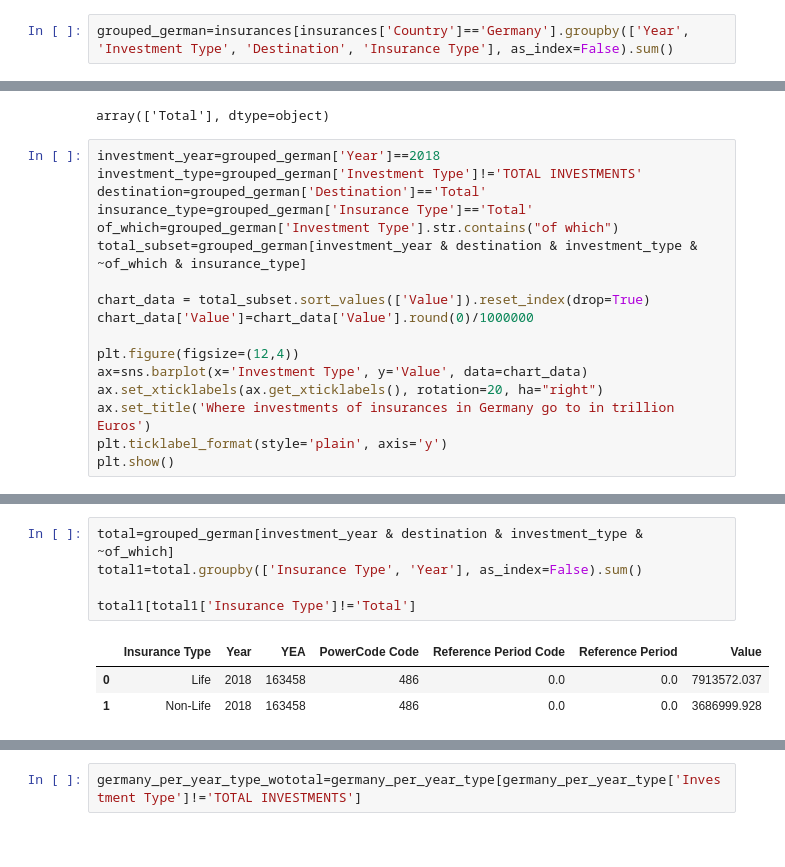
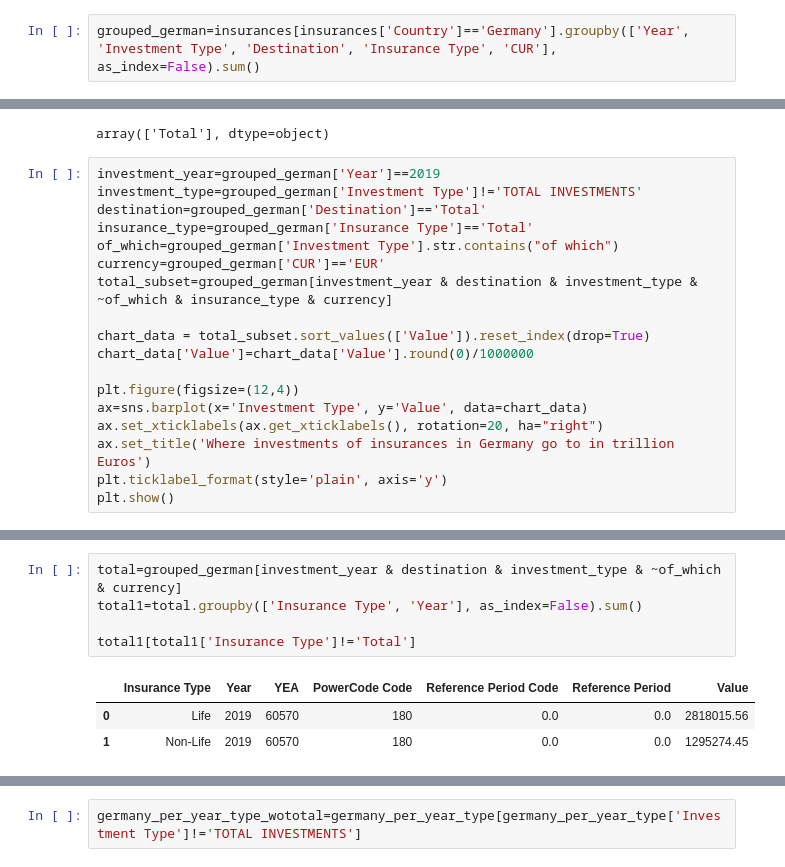
Before and after one commit to looreen/insurances, a Jupyter notebook: insurances.ipynb, the cells around one changed output, grey strips where cells are left out. Cells and saved outputs as stored; diff of their text form.

```diff
--- a/insurances.ipynb
+++ b/insurances.ipynb
@@ -163,5 +362,5 @@ array(['Australia', 'Austria', 'Denmark', 'Finland', 'Germany', 'Greece',
 # %%
-grouped_german=insurances[insurances['Country']=='Germany'].groupby(['Year', 'Investment Type', 'Destination', 'Insurance Type'], as_index=False).sum()
+grouped_german=insurances[insurances['Country']=='Germany'].groupby(['Year', 'Investment Type', 'Destination', 'Insurance Type', 'CUR'], as_index=False).sum()
 # %%
 grouped_german.head()
 # %% [output]
@@ -178,12 +377,13 @@ grouped_german['Destination'].unique()
 # %% [output]
 array(['Total'], dtype=object)
 # %%
-investment_year=grouped_german['Year']==2018
+investment_year=grouped_german['Year']==2019
 investment_type=grouped_german['Investment Type']!='TOTAL INVESTMENTS'
 destination=grouped_german['Destination']=='Total'
 insurance_type=grouped_german['Insurance Type']=='Total'
 of_which=grouped_german['Investment Type'].str.contains("of which")
-total_subset=grouped_german[investment_year & destination & investment_type & ~of_which & insurance_type]
+currency=grouped_german['CUR']=='EUR'
+total_subset=grouped_german[investment_year & destination & investment_type & ~of_which & insurance_type & currency]
 
 chart_data = total_subset.sort_values(['Value']).reset_index(drop=True)
 chart_data['Value']=chart_data['Value'].round(0)/1000000
@@ -203,14 +403,14 @@ The majority of assets held by German insurances in 2018 were bills and bonds as
 
 Different than for other countries, no distinction between foreign and domestic investments is available.
 # %%
-total=grouped_german[investment_year & destination & investment_type & ~of_which]
+total=grouped_german[investment_year & destination & investment_type & ~of_which & currency]
 total1=total.groupby(['Insurance Type', 'Year'], as_index=False).sum()
 
 total1[total1['Insurance Type']!='Total']
 # %% [output]
 |  | Insurance Type | Year | YEA | PowerCode Code | Reference Period Code | Reference Period | Value |
-| 0 | Life | 2018 | 163458 | 486 | 0.0 | 0.0 | 7913572.037 |
-| 1 | Non-Life | 2018 | 163458 | 486 | 0.0 | 0.0 | 3686999.928 |
+| 0 | Life | 2019 | 60570 | 180 | 0.0 | 0.0 | 2818015.56 |
+| 1 | Non-Life | 2019 | 60570 | 180 | 0.0 | 0.0 | 1295274.45 |
 # %%
 total2=total.groupby(['Insurance Type', 'Year', 'Investment Type'], as_index=False).sum()
 
```
Also changed, not shown: parts of 47 cells of this notebook.
